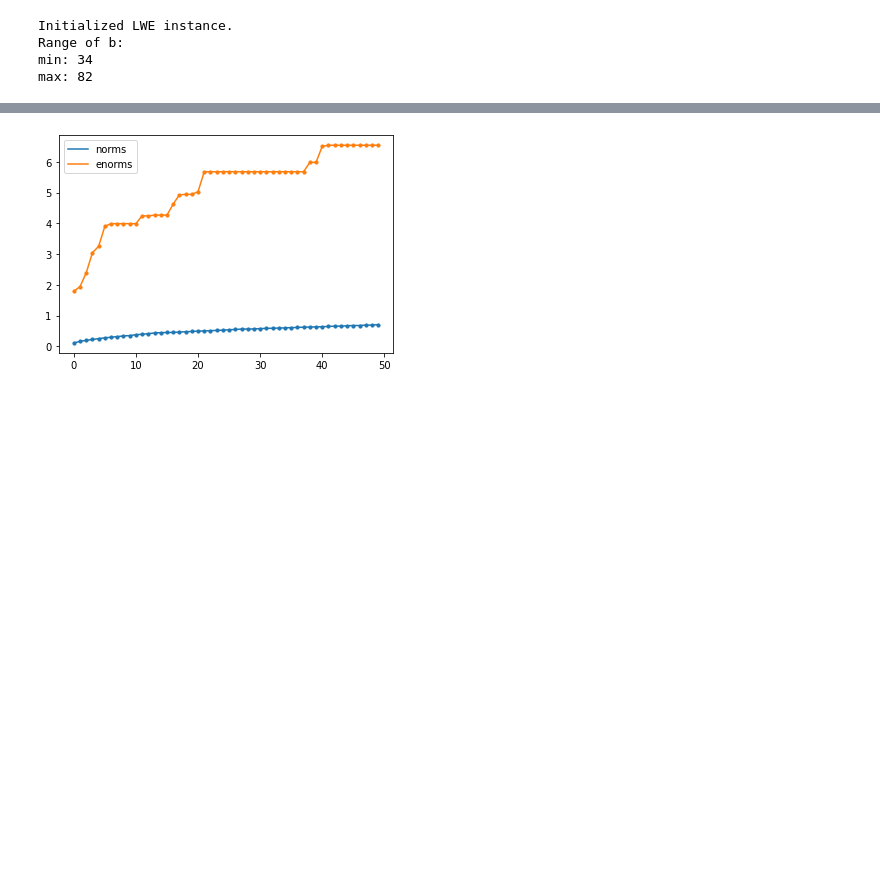
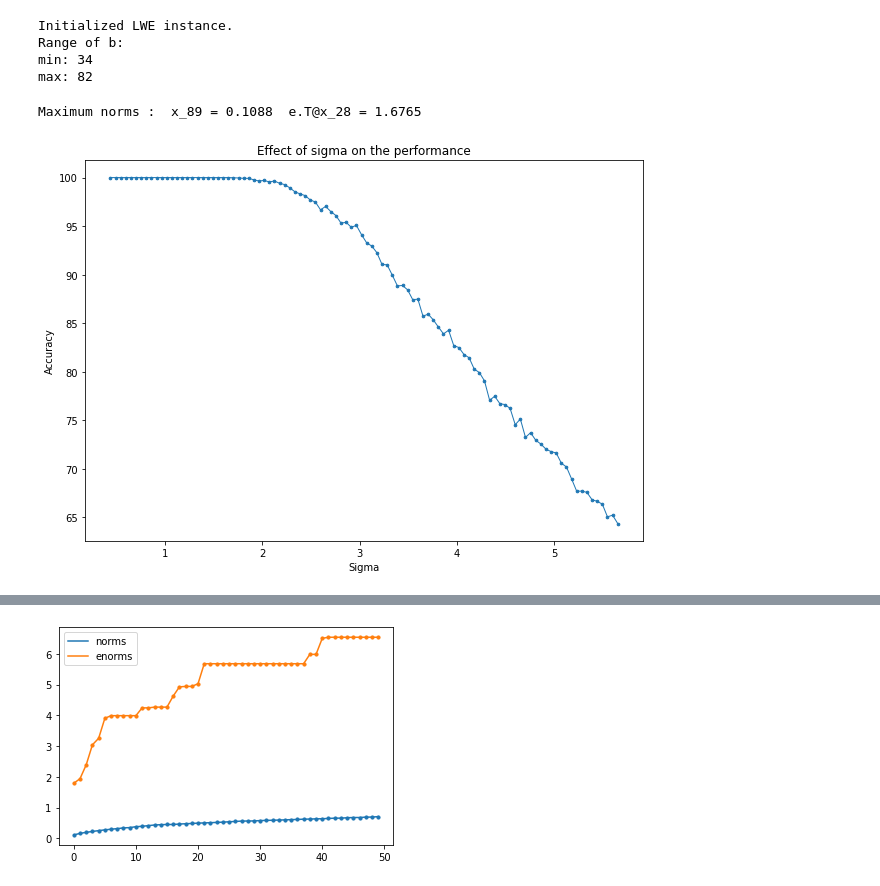
Before and after one commit to BhavyaKohli/Learning-With-Errors, a Jupyter notebook: code/exploration.ipynb, the cells around one changed output, grey strips where cells are left out. Drawn from its saved outputs; the diff is of its cells as text; code cells hidden in the pictures; blank space fills up the shorter version.

Commit message:
some plots, clean-up

```diff
--- a/code/exploration.ipynb
+++ b/code/exploration.ipynb
@@ -164,3 +177,15 @@ Initialized LWE instance.
 Range of b:
 min: 34
 max: 82
+# %%
+U = np.eye(n)
+norms = []
+enorms = []
+
+X = np.linalg.lstsq(A.T,U,rcond=0)[0].T
+for i in range(len(U)):
+    norms.append(np.linalg.norm(X[i]))
+    enorms.append((e.T@X[i])[0])
+print(f"Maximum norms :\t x_{np.argmax(norms)+1} = {max(norms):.4f}\te.T@x_{np.argmax(enorms)+1} = {max(enorms):.4f}")
+# %% [output]
+Maximum norms :  x_89 = 0.1088  e.T@x_28 = 1.6765
@@ -166,0 +215,9 @@ max: 82
+# %%
+res = np.load("../results/axu_varsigma.npy")
+plt.figure(figsize=(10,7))
+plt.plot(res[:,0]*q,res[:,1],linewidth=1);plt.scatter(res[:,0]*q,res[:,1],s=7)
+plt.title("Effect of sigma on the performance")
+plt.xlabel("Sigma");plt.ylabel("Accuracy")
+plt.show()
+# %% [output]
+[figure, added]
```
Also changed, not shown: parts of 25 cells of this notebook.
